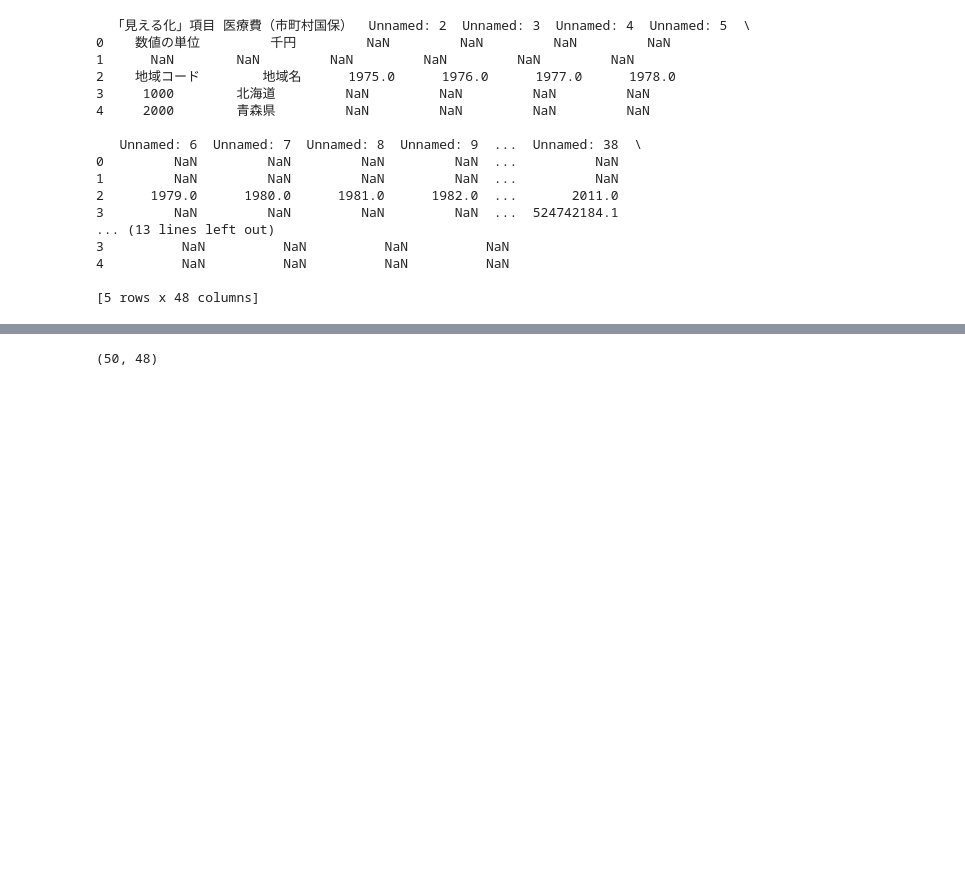
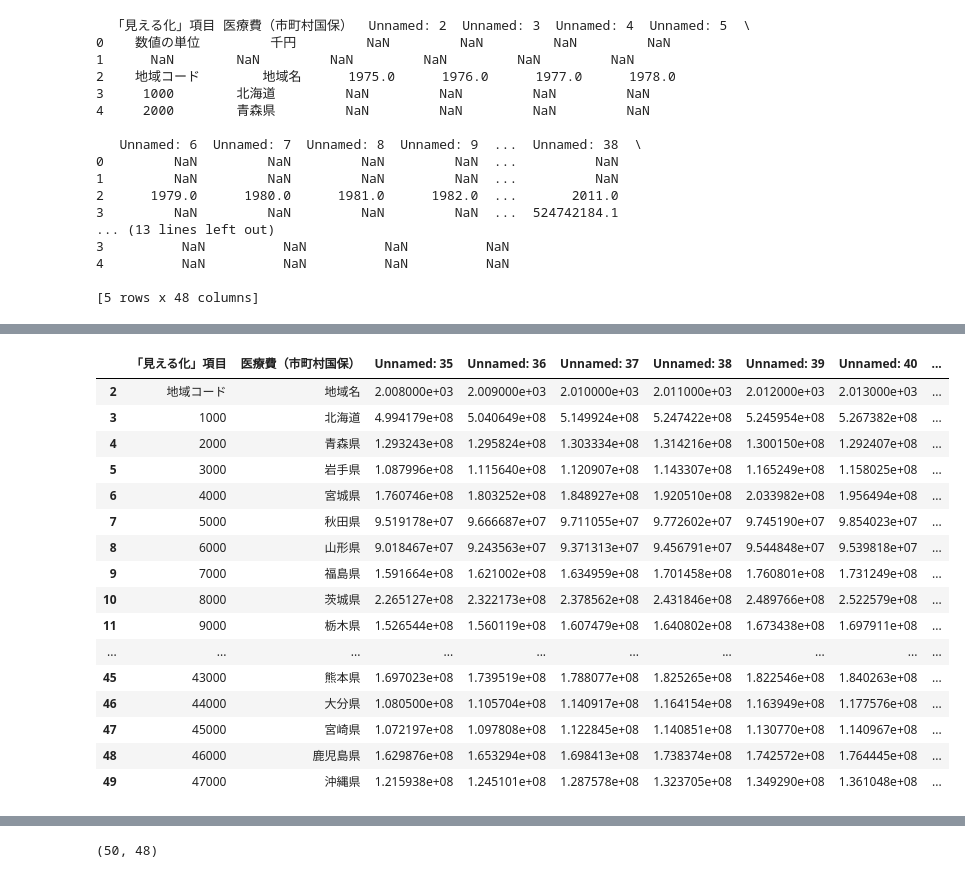
Before and after one commit to shof1/Capstone-Project, a Jupyter notebook: Week 4 - Capstone Project.ipynb, the cells around one changed output, grey strips where cells are left out. Cells and saved outputs as stored; diff of their text form; code cells hidden in the pictures; blank space fills up the shorter version.

```diff
--- a/Week 4 - Capstone Project.ipynb
+++ b/Week 4 - Capstone Project.ipynb
@@ -71,0 +155,25 @@ print(data.head())
+# %%
+df.drop(columns=['Unnamed: 25', 'Unnamed: 26', 'Unnamed: 27',
+       'Unnamed: 28', 'Unnamed: 29', 'Unnamed: 30', 'Unnamed: 31', 'Unnamed: 32'],inplace=True)
+# %%
+df.drop(columns=['Unnamed: 33', 'Unnamed: 34', 'Unnamed: 42',
+       'Unnamed: 43', 'Unnamed: 44', 'Unnamed: 45', 'Unnamed: 46', 'Unnamed: 47'],inplace=True)
+df
+# %% [output]
+|  | 「見える化」項目 | 医療費（市町村国保） | Unnamed: 35 | Unnamed: 36 | Unnamed: 37 | Unnamed: 38 | Unnamed: 39 | Unnamed: 40 | ... |
+| 2 | 地域コード | 地域名 | 2.008000e+03 | 2.009000e+03 | 2.010000e+03 | 2.011000e+03 | 2.012000e+03 | 2.013000e+03 | ... |
+| 3 | 1000 | 北海道 | 4.994179e+08 | 5.040649e+08 | 5.149924e+08 | 5.247422e+08 | 5.245954e+08 | 5.267382e+08 | ... |
+| 4 | 2000 | 青森県 | 1.293243e+08 | 1.295824e+08 | 1.303334e+08 | 1.314216e+08 | 1.300150e+08 | 1.292407e+08 | ... |
+| 5 | 3000 | 岩手県 | 1.087996e+08 | 1.115640e+08 | 1.120907e+08 | 1.143307e+08 | 1.165249e+08 | 1.158025e+08 | ... |
+| 6 | 4000 | 宮城県 | 1.760746e+08 | 1.803252e+08 | 1.848927e+08 | 1.920510e+08 | 2.033982e+08 | 1.956494e+08 | ... |
+| 7 | 5000 | 秋田県 | 9.519178e+07 | 9.666687e+07 | 9.711055e+07 | 9.772602e+07 | 9.745190e+07 | 9.854023e+07 | ... |
+| 8 | 6000 | 山形県 | 9.018467e+07 | 9.243563e+07 | 9.371313e+07 | 9.456791e+07 | 9.544848e+07 | 9.539818e+07 | ... |
+| 9 | 7000 | 福島県 | 1.591664e+08 | 1.621002e+08 | 1.634959e+08 | 1.701458e+08 | 1.760801e+08 | 1.731249e+08 | ... |
+| 10 | 8000 | 茨城県 | 2.265127e+08 | 2.322173e+08 | 2.378562e+08 | 2.431846e+08 | 2.489766e+08 | 2.522579e+08 | ... |
+| 11 | 9000 | 栃木県 | 1.526544e+08 | 1.560119e+08 | 1.607479e+08 | 1.640802e+08 | 1.673438e+08 | 1.697911e+08 | ... |
+| ... | ... | ... | ... | ... | ... | ... | ... | ... | ... |
+| 45 | 43000 | 熊本県 | 1.697023e+08 | 1.739519e+08 | 1.788077e+08 | 1.825265e+08 | 1.822546e+08 | 1.840263e+08 | ... |
+| 46 | 44000 | 大分県 | 1.080500e+08 | 1.105704e+08 | 1.140917e+08 | 1.164154e+08 | 1.163949e+08 | 1.177576e+08 | ... |
+| 47 | 45000 | 宮崎県 | 1.072197e+08 | 1.097808e+08 | 1.122845e+08 | 1.140851e+08 | 1.130770e+08 | 1.140967e+08 | ... |
+| 48 | 46000 | 鹿児島県 | 1.629876e+08 | 1.653294e+08 | 1.698413e+08 | 1.738374e+08 | 1.742572e+08 | 1.764445e+08 | ... |
+| 49 | 47000 | 沖縄県 | 1.215938e+08 | 1.245101e+08 | 1.287578e+08 | 1.323705e+08 | 1.349290e+08 | 1.361048e+08 | ... |
```
Also changed, not shown: parts of 25 cells of this notebook.
